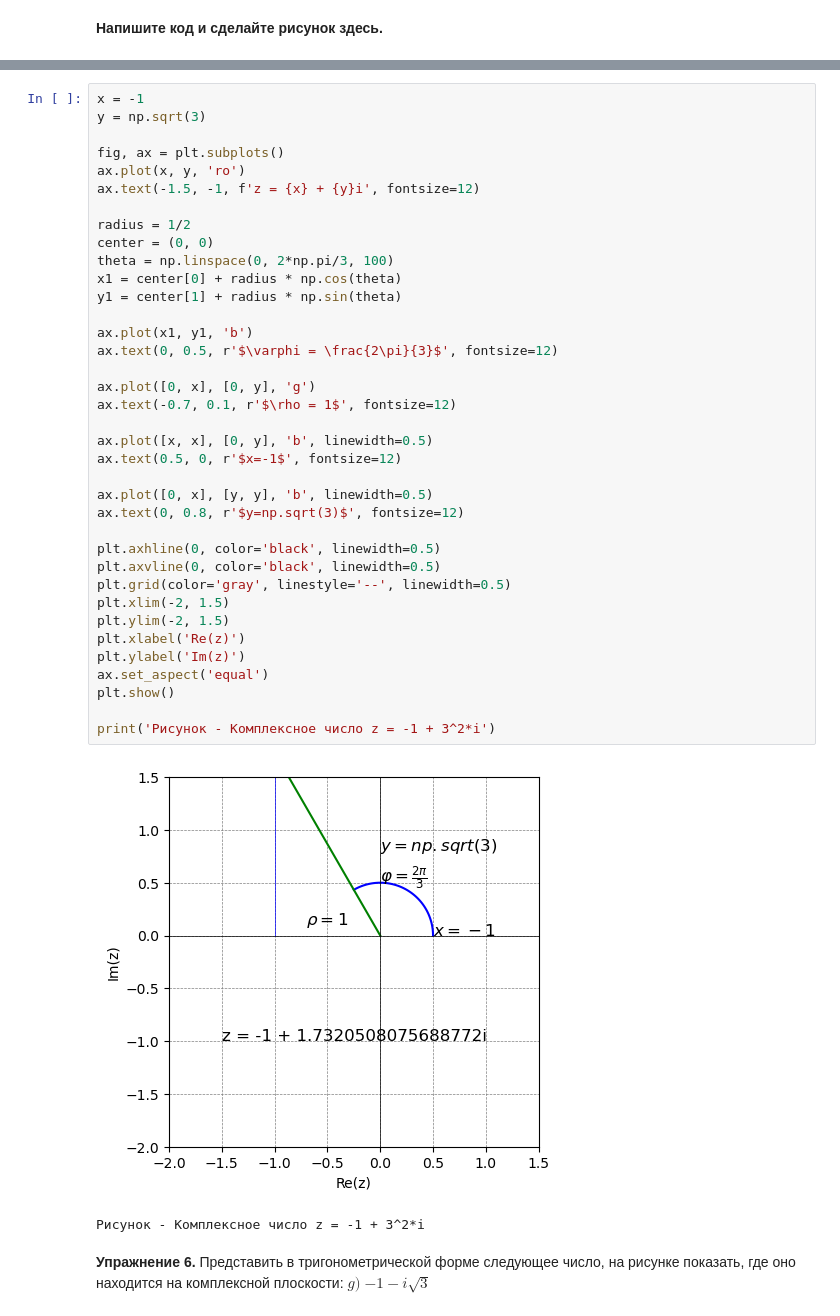
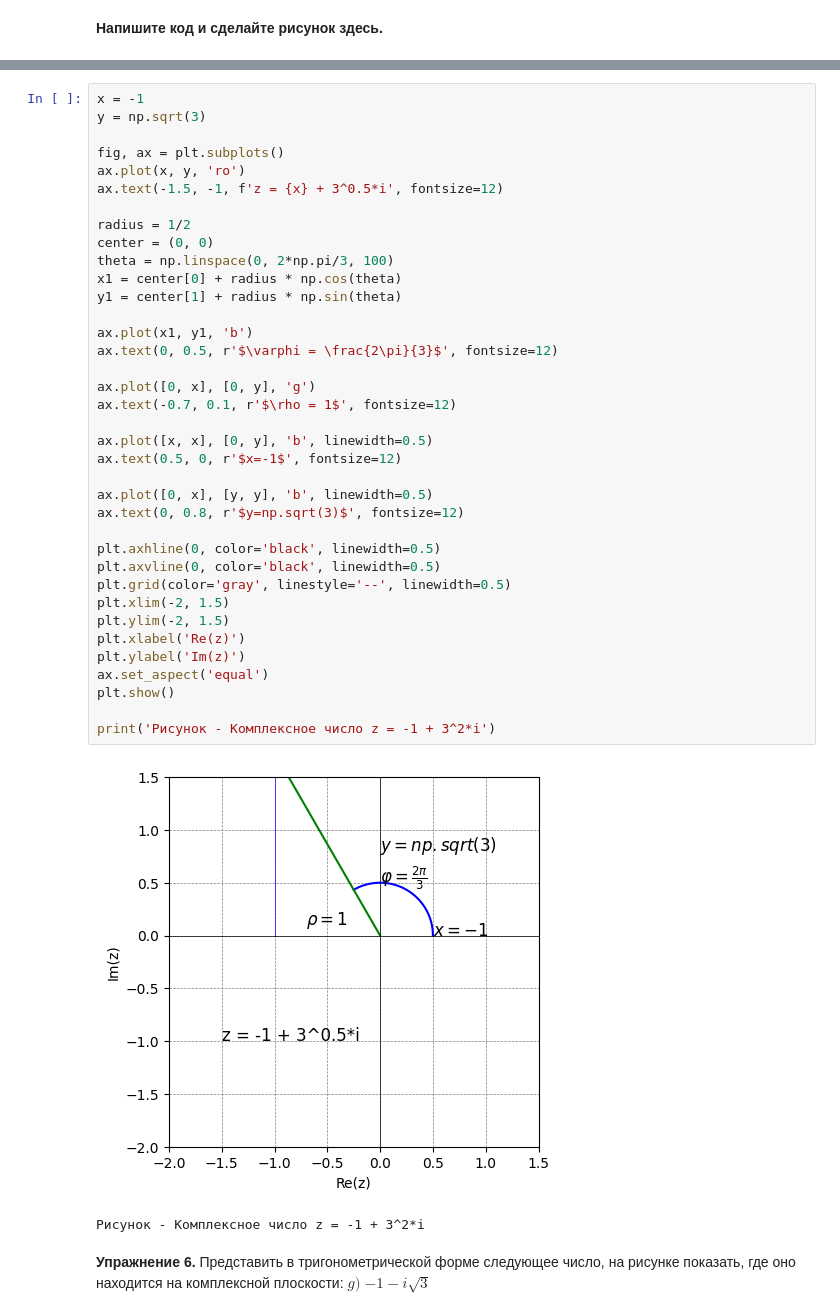
Before and after one commit to Elina117/Linear-algebra-and-analytic-geometry-Python, a Jupyter notebook: Комплексные числа с SymPy.ipynb, the cells around one changed output, grey strips where cells are left out. Drawn from its saved outputs; the diff is of its cells as text.

```diff
--- a/Комплексные числа с SymPy.ipynb
+++ b/Комплексные числа с SymPy.ipynb
@@ -881,39 +887,39 @@ y = np.sqrt(3)
 
 fig, ax = plt.subplots()
 ax.plot(x, y, 'ro')
-ax.text(-1.5, -1, f'z = {x} + {y}i', fontsize=12)
+ax.text(-1.5, -1, f'z = {x} + 3^0.5*i', fontsize=12)
 
 radius = 1/2
 center = (0, 0)
 theta = np.linspace(0, 2*np.pi/3, 100)
 x1 = center[0] + radius * np.cos(theta)
 y1 = center[1] + radius * np.sin(theta)
 
 ax.plot(x1, y1, 'b')
 ax.text(0, 0.5, r'$\varphi = \frac{2\pi}{3}$', fontsize=12)
 
 ax.plot([0, x], [0, y], 'g')
 ax.text(-0.7, 0.1, r'$\rho = 1$', fontsize=12)
 
 ax.plot([x, x], [0, y], 'b', linewidth=0.5)
 ax.text(0.5, 0, r'$x=-1$', fontsize=12)
 
 ax.plot([0, x], [y, y], 'b', linewidth=0.5)
 ax.text(0, 0.8, r'$y=np.sqrt(3)$', fontsize=12)
 
 plt.axhline(0, color='black', linewidth=0.5)
 plt.axvline(0, color='black', linewidth=0.5)
 plt.grid(color='gray', linestyle='--', linewidth=0.5)
 plt.xlim(-2, 1.5)
 plt.ylim(-2, 1.5)
 plt.xlabel('Re(z)')
 plt.ylabel('Im(z)')
 ax.set_aspect('equal')
 plt.show()
 
 print('Рисунок - Комплексное число z = -1 + 3^2*i')
 # %% [output]
-[figure, old version]
+[figure, new version]
 Рисунок - Комплексное число z = -1 + 3^2*i
 # %% [markdown]
 **Упражнение 6.** Представить в тригонометрической форме следующее число, на рисунке показать, где оно находится на комплексной плоскости: $g)$ $-1-i\sqrt{3}$
```
Also changed, not shown: parts of 34 cells of this notebook, 1 other file.
